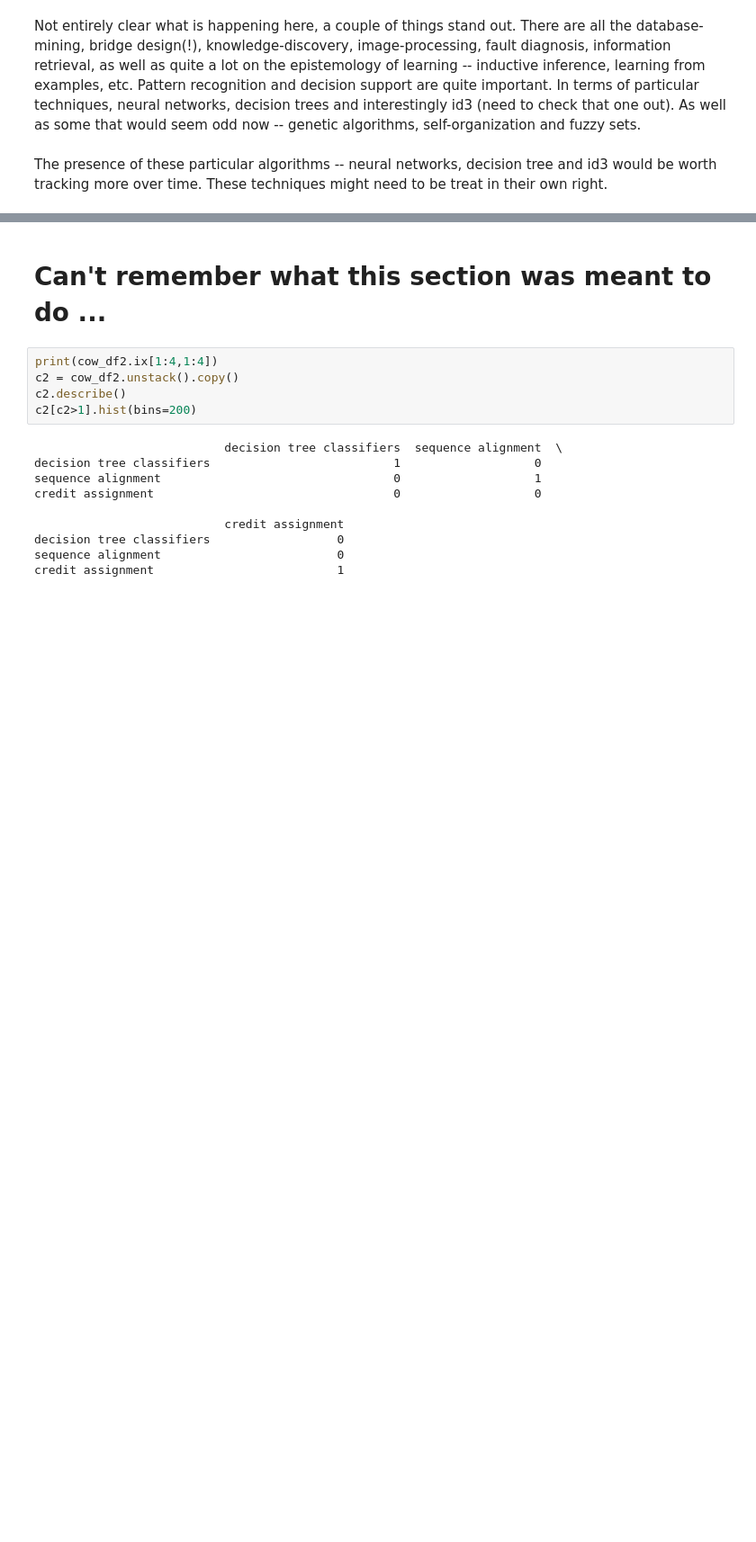
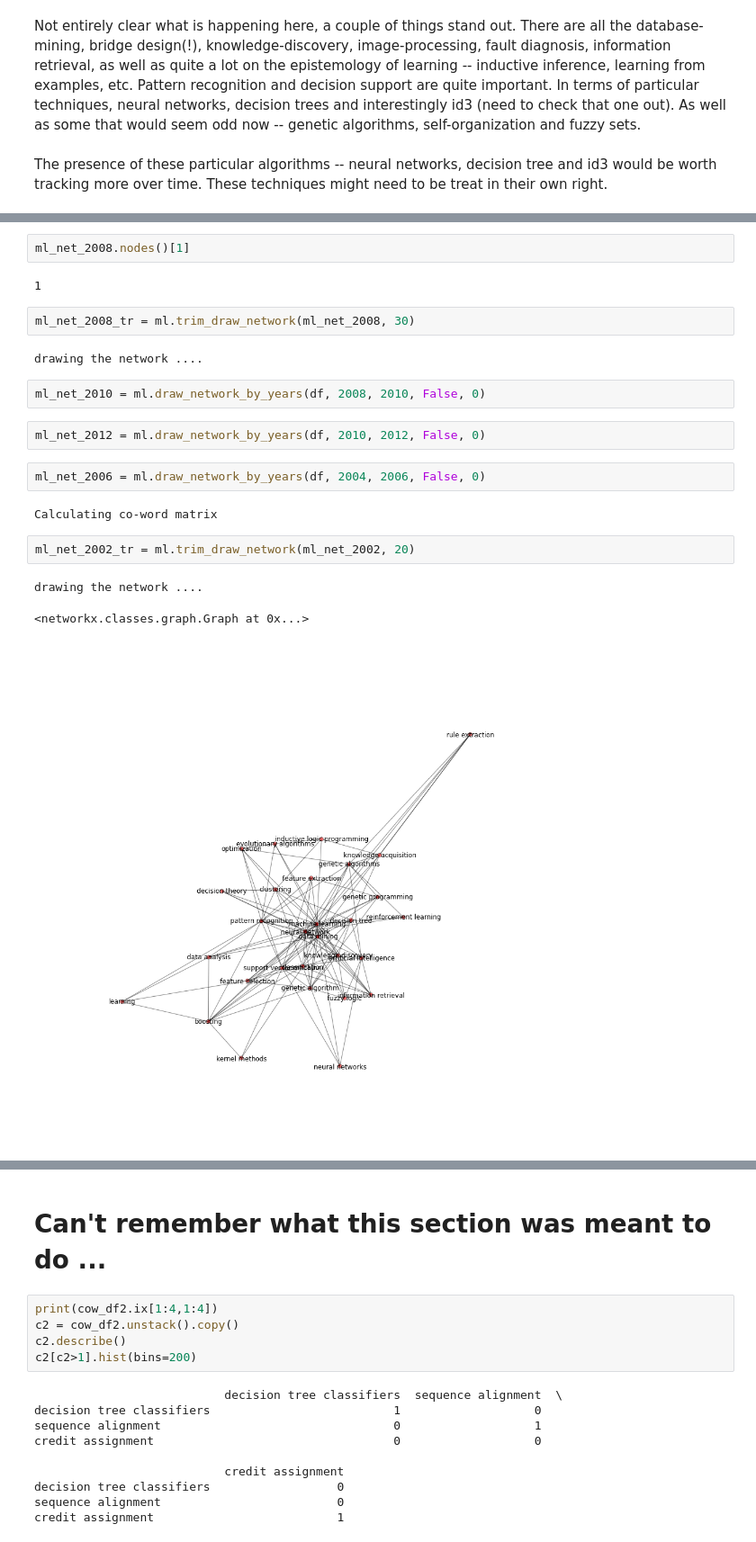
Before and after one commit to datapractice/machinelearners, a Jupyter notebook: ml_lit/ml_coword_analysis.ipynb, the cells around one changed output, grey strips where cells are left out. Shown at 90% size. Drawn from its saved outputs; the diff is of its cells as text; blank space fills up the shorter version.

```diff
--- a/ml_lit/ml_coword_analysis.ipynb
+++ b/ml_lit/ml_coword_analysis.ipynb
@@ -217,0 +263,22 @@ The presence of these particular algorithms -- neural networks, decision tree an
+# %%
+ml_net_2008.nodes()[1]
+# %% [output]
+1
+# %%
+ml_net_2008_tr = ml.trim_draw_network(ml_net_2008, 30)
+# %% [output]
+drawing the network ....
+# %%
+ml_net_2010 = ml.draw_network_by_years(df, 2008, 2010, False, 0)
+# %%
+ml_net_2012 = ml.draw_network_by_years(df, 2010, 2012, False, 0)
+# %%
+ml_net_2006 = ml.draw_network_by_years(df, 2004, 2006, False, 0)
+# %% [output]
+Calculating co-word matrix
+# %%
+ml_net_2002_tr = ml.trim_draw_network(ml_net_2002, 20)
+# %% [output]
+drawing the network ....
+<networkx.classes.graph.Graph at 0x...>
+[figure, added]
```
Also changed, not shown: parts of 27 cells of this notebook, 6 other files.
